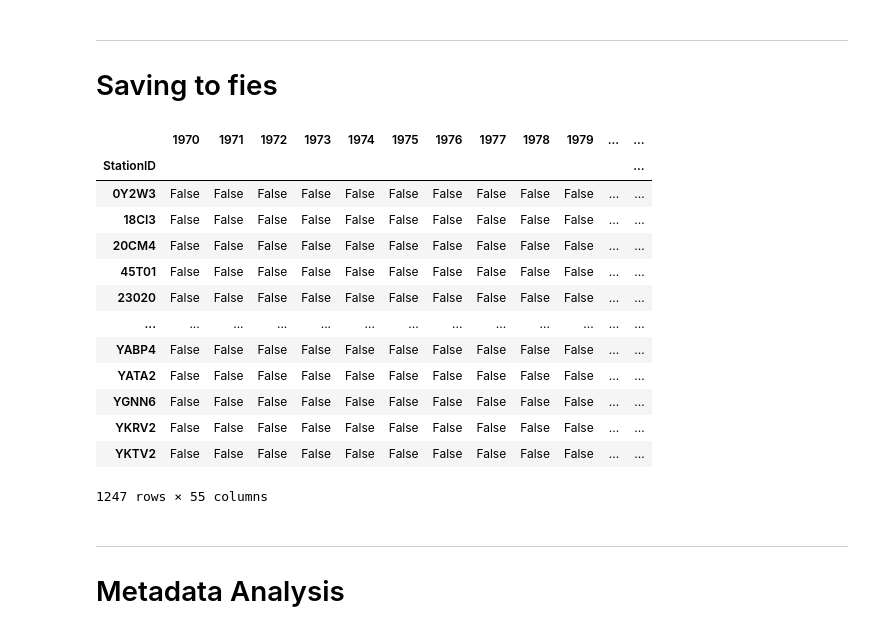
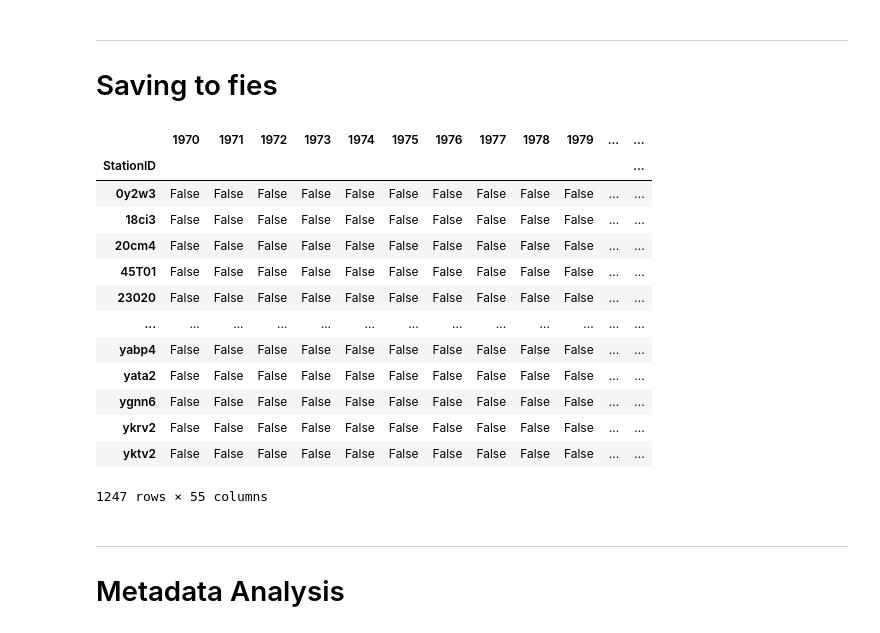
Before and after one commit to elsandner/Master_Project, a Jupyter notebook: NDBC/build_buoy_metadata.ipynb, the cells around one changed output. Cells and saved outputs as stored; diff of their text form; code cells hidden in the pictures.

```diff
--- a/NDBC/build_buoy_metadata.ipynb
+++ b/NDBC/build_buoy_metadata.ipynb
@@ -296,23 +296,23 @@ metadata_2["lon"].isna().sum()
 # %%
 metadata_3 = metadata_2.dropna(subset=['lat', 'lon']) #Remove all stations which do not provide GPS coordinates!
 metadata_3.index.name = "StationID"
-metadata_3.index = metadata_3.index.str.upper()
+#metadata_3.index = metadata_3.index.str.upper()
 
 metadata_3
 # %% [output]
 |  | 1970 | 1971 | 1972 | 1973 | 1974 | 1975 | 1976 | 1977 | 1978 | 1979 | ... | ... |
 | StationID |  |  |  |  |  |  |  |  |  |  |  | ... |
-| 0Y2W3 | False | False | False | False | False | False | False | False | False | False | ... | ... |
-| 18CI3 | False | False | False | False | False | False | False | False | False | False | ... | ... |
-| 20CM4 | False | False | False | False | False | False | False | False | False | False | ... | ... |
+| 0y2w3 | False | False | False | False | False | False | False | False | False | False | ... | ... |
+| 18ci3 | False | False | False | False | False | False | False | False | False | False | ... | ... |
+| 20cm4 | False | False | False | False | False | False | False | False | False | False | ... | ... |
 | 45T01 | False | False | False | False | False | False | False | False | False | False | ... | ... |
 | 23020 | False | False | False | False | False | False | False | False | False | False | ... | ... |
 | ... | ... | ... | ... | ... | ... | ... | ... | ... | ... | ... | ... | ... |
-| YABP4 | False | False | False | False | False | False | False | False | False | False | ... | ... |
-| YATA2 | False | False | False | False | False | False | False | False | False | False | ... | ... |
-| YGNN6 | False | False | False | False | False | False | False | False | False | False | ... | ... |
-| YKRV2 | False | False | False | False | False | False | False | False | False | False | ... | ... |
-| YKTV2 | False | False | False | False | False | False | False | False | False | False | ... | ... |
+| yabp4 | False | False | False | False | False | False | False | False | False | False | ... | ... |
+| yata2 | False | False | False | False | False | False | False | False | False | False | ... | ... |
+| ygnn6 | False | False | False | False | False | False | False | False | False | False | ... | ... |
+| ykrv2 | False | False | False | False | False | False | False | False | False | False | ... | ... |
+| yktv2 | False | False | False | False | False | False | False | False | False | False | ... | ... |
 1247 rows × 55 columns
 # %%
 from datetime import datetime
```
Also changed, not shown: parts of 5 cells of this notebook, 11 other files.
